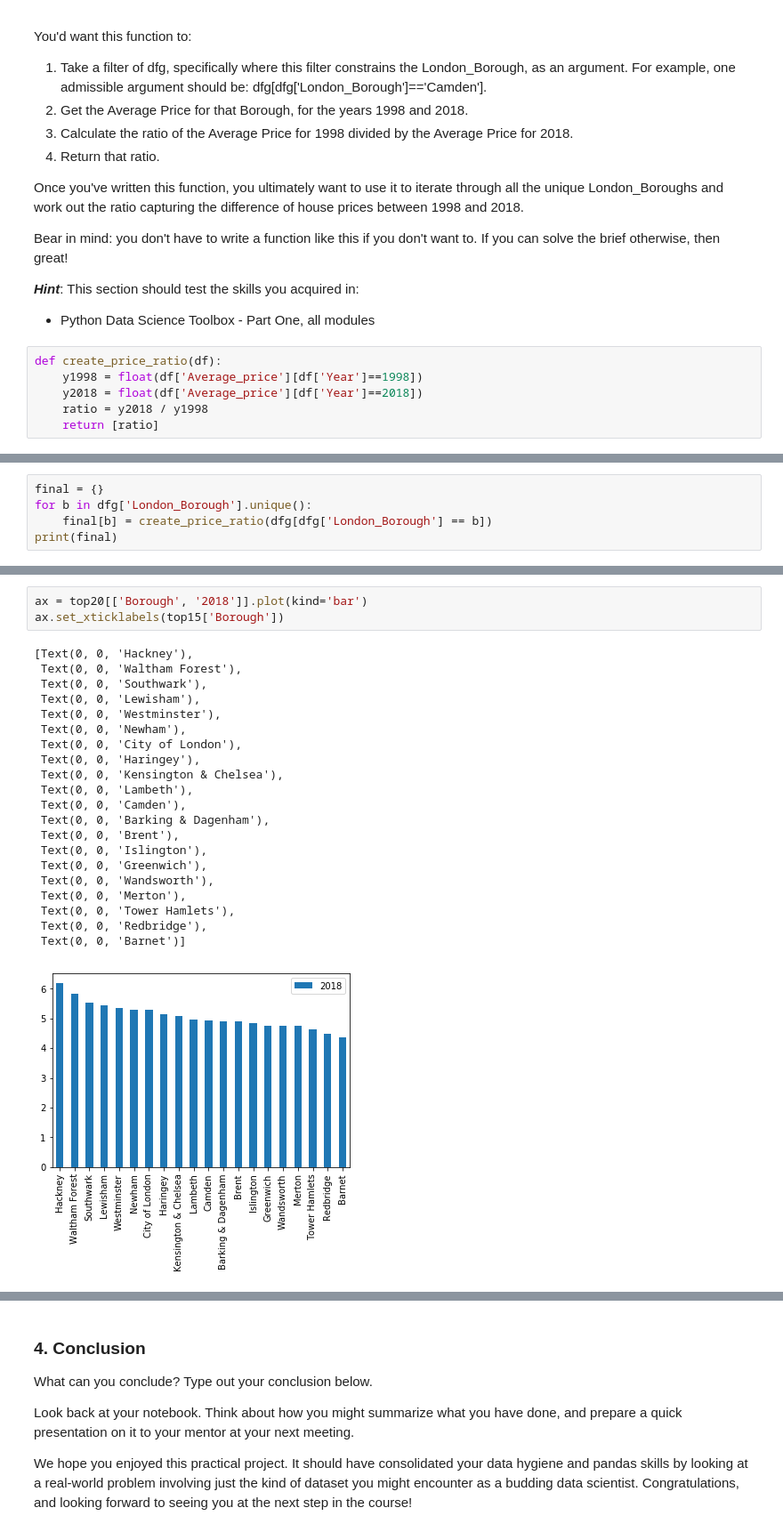
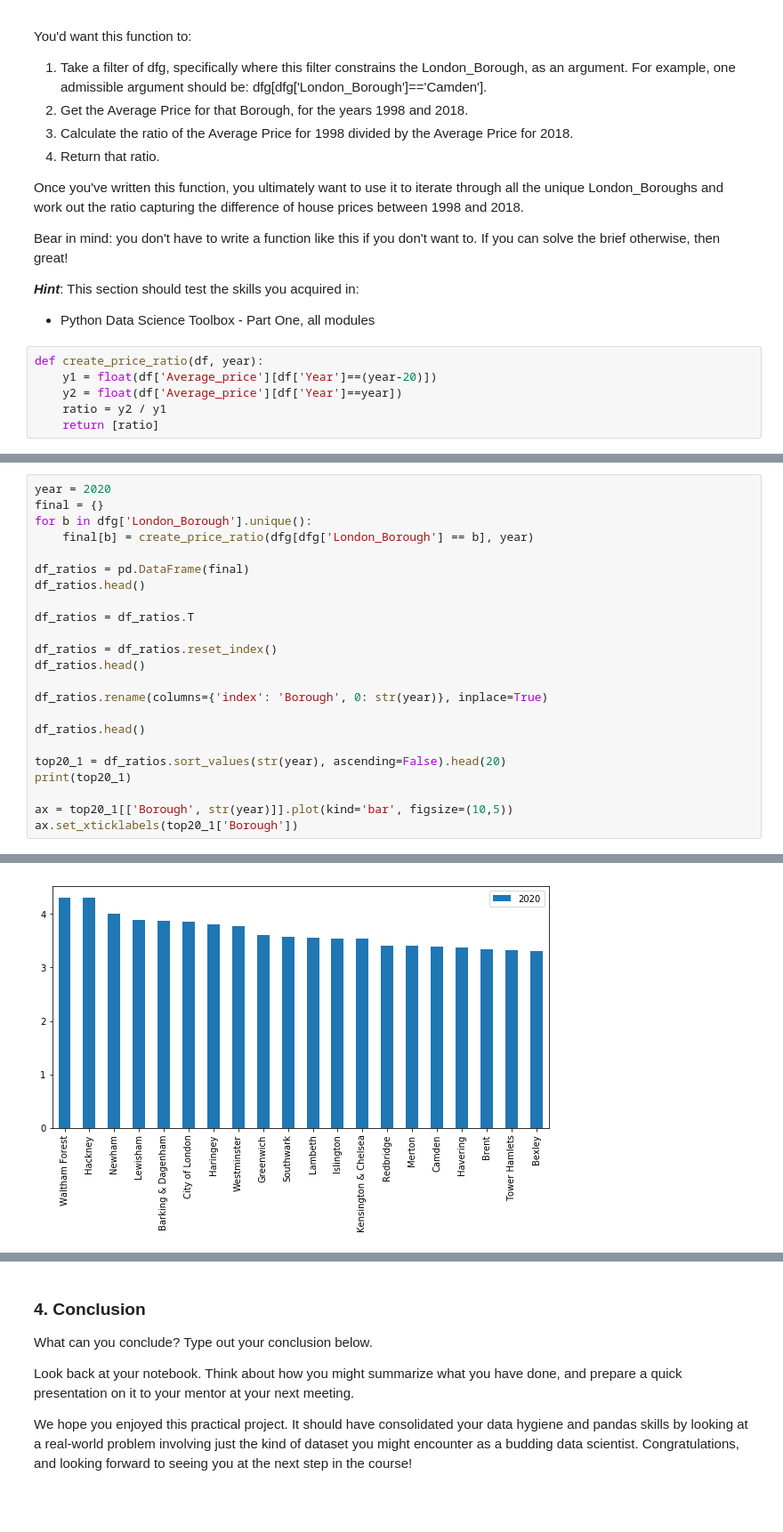
Before and after one commit to huang1228/Springboard, a Jupyter notebook: London_Case_Study.ipynb, the cells around one changed output, grey strips where cells are left out. Shown at 89% size. Cells and saved outputs as stored; diff of their text form; blank space fills up the shorter version.

```diff
--- a/London_Case_Study.ipynb
+++ b/London_Case_Study.ipynb
@@ -475,9 +515,9 @@ Bear in mind: you don't have to write a function like this if you don't want to.
 ***Hint***: This section should test the skills you acquired in:
 - Python Data Science Toolbox - Part One, all modules
 # %%
-def create_price_ratio(df):
-    y1998 = float(df['Average_price'][df['Year']==1998])
-    y2018 = float(df['Average_price'][df['Year']==2018])
-    ratio = y2018 / y1998
+def create_price_ratio(df, year):
+    y1 = float(df['Average_price'][df['Year']==(year-20)])
+    y2 = float(df['Average_price'][df['Year']==year])
+    ratio = y2 / y1
     return [ratio]
 # %%
@@ -487,5 +526,0 @@ create_price_ratio(dfg[dfg['London_Borough']=='Barking & Dagenham'])
-# %%
-final = {}
-for b in dfg['London_Borough'].unique():
-    final[b] = create_price_ratio(dfg[dfg['London_Borough'] == b])
-print(final)
@@ -545,25 +527,24 @@ print(top20)
-# %%
-ax = top20[['Borough', '2018']].plot(kind='bar')
-ax.set_xticklabels(top15['Borough'])
-# %% [output]
-[Text(0, 0, 'Hackney'),
- Text(0, 0, 'Waltham Forest'),
- Text(0, 0, 'Southwark'),
- Text(0, 0, 'Lewisham'),
- Text(0, 0, 'Westminster'),
- Text(0, 0, 'Newham'),
- Text(0, 0, 'City of London'),
- Text(0, 0, 'Haringey'),
- Text(0, 0, 'Kensington & Chelsea'),
- Text(0, 0, 'Lambeth'),
- Text(0, 0, 'Camden'),
- Text(0, 0, 'Barking & Dagenham'),
- Text(0, 0, 'Brent'),
- Text(0, 0, 'Islington'),
- Text(0, 0, 'Greenwich'),
- Text(0, 0, 'Wandsworth'),
- Text(0, 0, 'Merton'),
- Text(0, 0, 'Tower Hamlets'),
- Text(0, 0, 'Redbridge'),
- Text(0, 0, 'Barnet')]
-[figure, removed]
+# %%
+year = 2020
+final = {}
+for b in dfg['London_Borough'].unique():
+    final[b] = create_price_ratio(dfg[dfg['London_Borough'] == b], year)
+
+df_ratios = pd.DataFrame(final)
+df_ratios.head()
+
+df_ratios = df_ratios.T
+
+df_ratios = df_ratios.reset_index()
+df_ratios.head()
+
+df_ratios.rename(columns={'index': 'Borough', 0: str(year)}, inplace=True)
+
+df_ratios.head()
+
+top20_1 = df_ratios.sort_values(str(year), ascending=False).head(20)
+print(top20_1)
+
+ax = top20_1[['Borough', str(year)]].plot(kind='bar', figsize=(10,5))
+ax.set_xticklabels(top20_1['Borough'])
+# %% [output]
@@ -569,0 +588 @@ ax.set_xticklabels(top15['Borough'])
+[figure, added]
```
Also changed, not shown: parts of 20 cells of this notebook.
